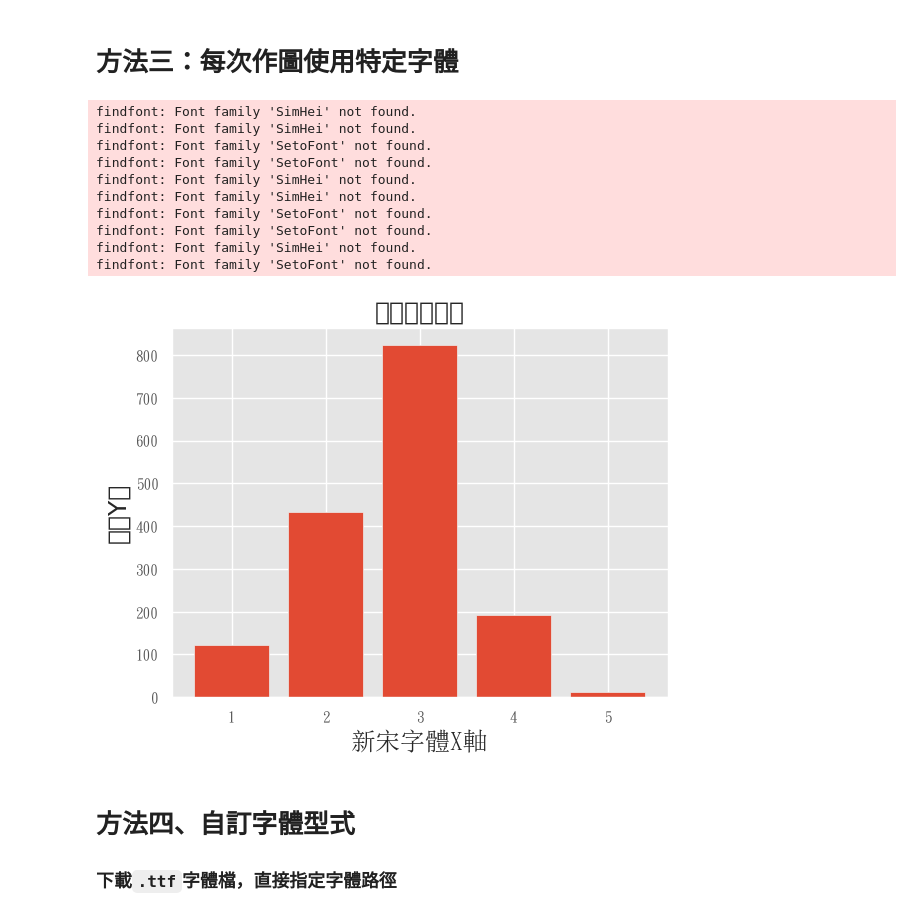
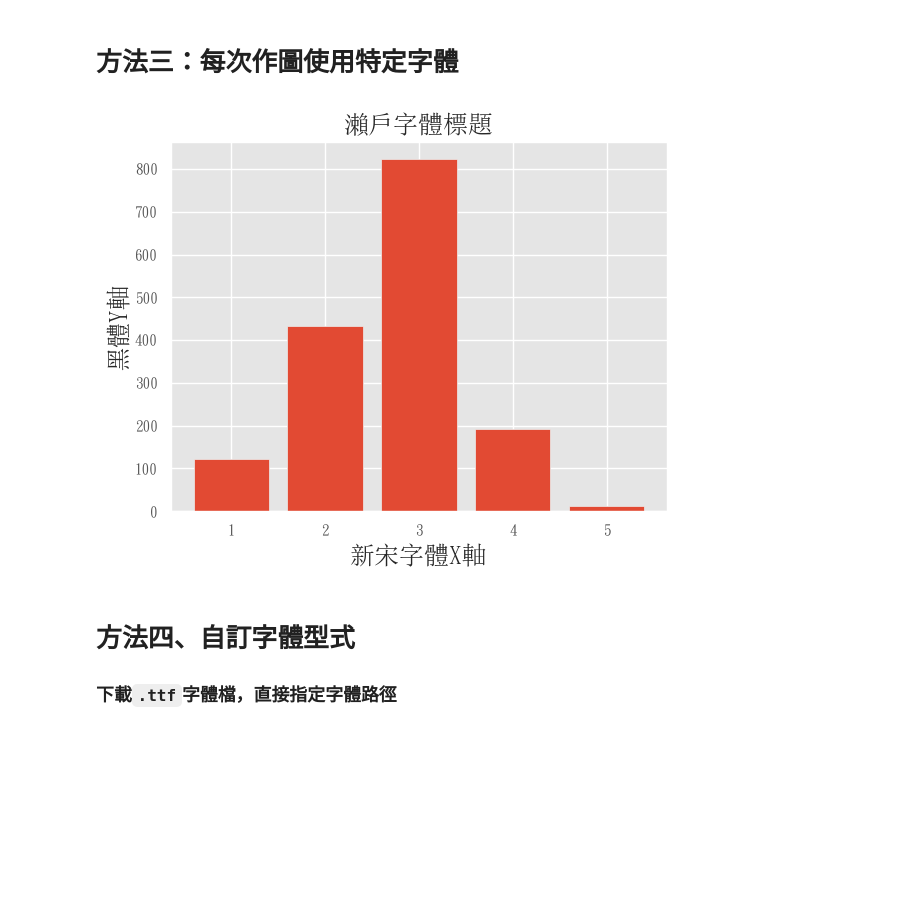
Before and after one commit to VicLin888/IMLP388, a Jupyter notebook: Unit02/Working_matplotlib_seaborn_with_Chinese.ipynb, the cells around one changed output. Cells and saved outputs as stored; diff of their text form; code cells hidden in the pictures; blank space fills up the shorter version.

```diff
--- a/Unit02/Working_matplotlib_seaborn_with_Chinese.ipynb
+++ b/Unit02/Working_matplotlib_seaborn_with_Chinese.ipynb
@@ -84,27 +84,17 @@ plt.show()
 # %% [markdown]
 # 方法三：每次作圖使用特定字體
 # %%
-font1 = {'fontname':'SetoFont'}
+font1 = {'fontname':'SimSun'}
 font2 = {'fontname':'SimSun'}
-font3 = {'fontname':'SimHei'}
+font3 = {'fontname':'SimSun'}
 
 plt.bar(x,y,align='center')
 plt.title('瀨戶字體標題',**font1, fontsize=18) #標題名稱
 plt.xlabel('新宋字體X軸',**font2, fontsize=18) #X軸名稱
 plt.ylabel('黑體Y軸',**font3, fontsize=18) #Y軸名稱
 plt.show()
 # %% [output]
-findfont: Font family 'SimHei' not found.
-findfont: Font family 'SimHei' not found.
-findfont: Font family 'SetoFont' not found.
-findfont: Font family 'SetoFont' not found.
-findfont: Font family 'SimHei' not found.
-findfont: Font family 'SimHei' not found.
-findfont: Font family 'SetoFont' not found.
-findfont: Font family 'SetoFont' not found.
-findfont: Font family 'SimHei' not found.
-findfont: Font family 'SetoFont' not found.
-[figure, old version]
+[figure, new version]
 # %% [markdown]
 # 方法四、自訂字體型式
 ### 下載`.ttf`字體檔，直接指定字體路徑
```
Also changed, not shown: parts of 1 cell of this notebook.
